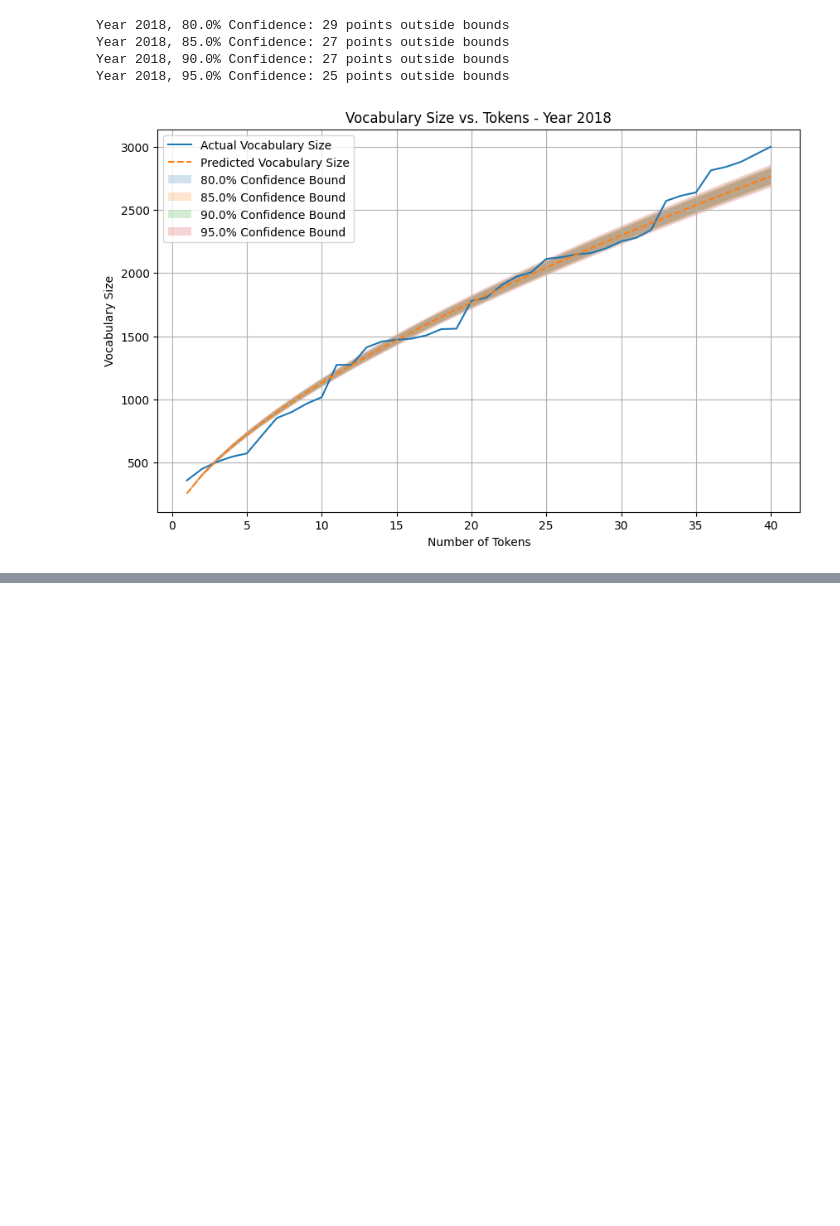
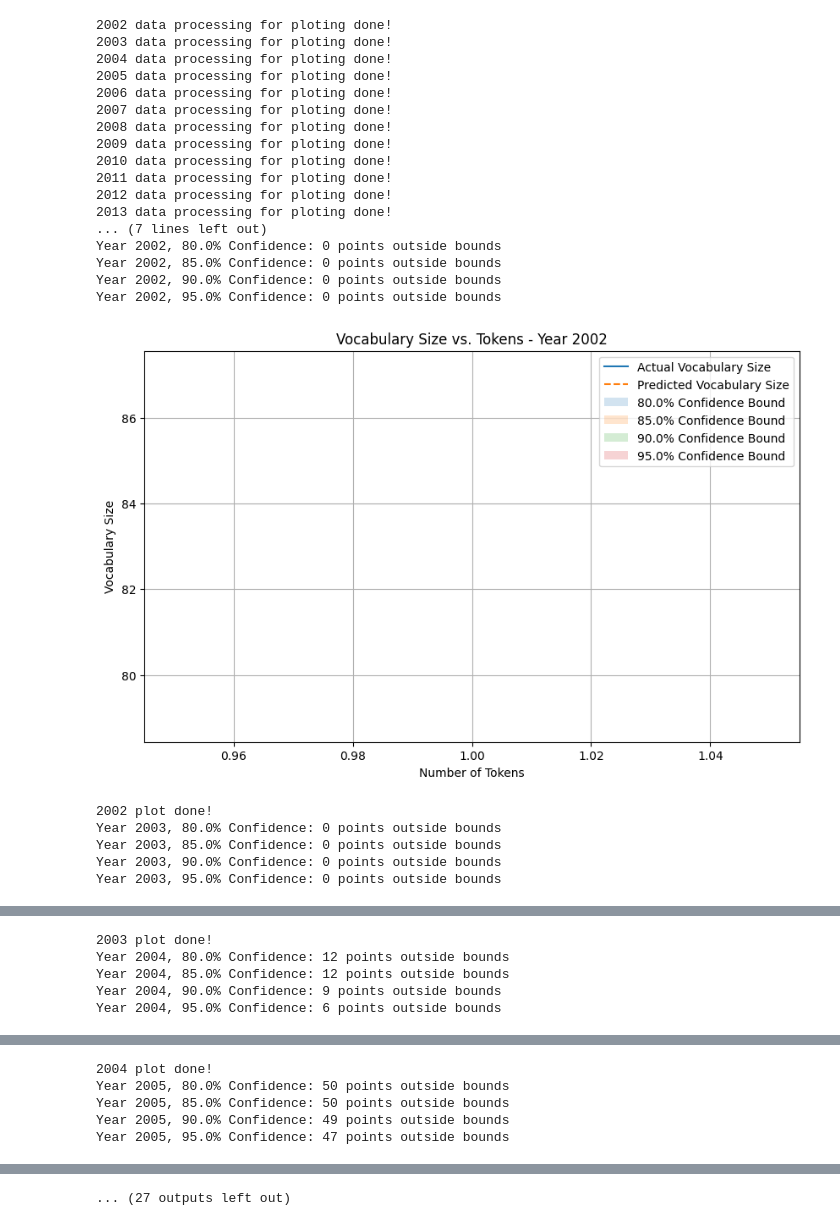
Before and after one commit to Ahghaffari/suomi24_analysis, a Jupyter notebook: tasks.ipynb, the cells around one changed output, grey strips where cells are left out. Drawn from its saved outputs; the diff is of its cells as text; code cells hidden in the pictures; blank space fills up the shorter version.

```diff
--- a/tasks.ipynb
+++ b/tasks.ipynb
@@ -174,22 +206,44 @@ from scipy import stats
 results = {}
 confidence_levels = [0.8, 0.85, 0.9, 0.95]
 
+
 # Loop for each year
 for year, data in yearly_datasets.items():
     tokens = []
     vocab_sizes = []
+    text_v = {}
+    # if year!='2001':
+    #     vocabulary_by_year[year] = 0
+    #     continue
+
     for text in data['thread_text']:
-        if isinstance(text, str):
-            tokenized = word_tokenize(text)
-            tokens.extend(tokenized)
-            vocab_sizes.append(len(set(tokens)))
+        text = str(text)
+        get_vocab_temp = dict(get_vocabulary([text]).vocabulary_.items())
+        text_v = {k: text_v.get(k, 0) + get_vocab_temp.get(k, 0) for k in set(text_v) | set(get_vocab_temp)}
+        vocab_sizes.append(len(text_v.keys()))
+        tokens.append(sum(text_v.values()))
+        # if isinstance(text, str):
+        #     tokenized = word_tokenize(text)
+        #     tokens.extend(tokenized)
+        #     vocab_sizes.append(len(set(tokens)))
 
     # Check if there is data for this year
     if not tokens :
         continue
 
+    # Create a dictionary to store the vocabulary for each year
+    vocabulary_by_year = {}
+    tokens_by_year = {}
+
+    year_vocabulary = get_vocabulary(data['thread_text'])
+    total_unique_vocab = len(year_vocabulary.vocabulary_.keys())
+    total_vocab_size = sum(year_vocabulary.vocabulary_.values())
+    vocabulary_by_year[year] = total_unique_vocab
+    tokens_by_year[year] = total_vocab_size
+
+
     # Linear regression (Heaps law)
-    x = np.arange(1, len(vocab_sizes) + 1)  #Imprtant!    check tokens instead of vocab_sizes
+    x = np.arange(1, len(vocab_sizes) + 1)
 
     slope, intercept, r_value, p_value, std_err = stats.linregress(np.log(x), np.log(vocab_sizes))
 
@@ -206,36 +260,60 @@ for year, data in yearly_datasets.items():
         bounds.append((upper_bound, lower_bound))
 
     results[year] = {
         'tokens': tokens,
         'vocab_sizes': vocab_sizes,
         'predicted_vocab_sizes': predicted_vocab_sizes,
         'confidence_bounds': bounds
     }
+    print(f"{year} data processing for ploting done!")
+
 # Plot graphs - years
 for year, data in results.items():
+    # if year!='2001':
+    #     vocabulary_by_year[year] = 0
+    #     continue
     plt.figure(figsize=(10, 6))
-    x = np.arange(1, len(data['vocab_sizes']) + 1)  #Important! check tokens
+    x = np.arange(1, len(data['vocab_sizes']) + 1)
     plt.plot(x, data['vocab_sizes'], label='Actual Vocabulary Size')
     plt.plot(x, data['predicted_vocab_sizes'], label='Predicted Vocabulary Size', linestyle='--')
     for i, confidence in enumerate(confidence_levels):
         plt.fill_between(x, data['confidence_bounds'][i][0], data['confidence_bounds'][i][1], alpha=0.2, label=f'{confidence*100}% Confidence Bound')
     plt.title(f'Vocabulary Size vs. Tokens - Year {year}')
     plt.xlabel('Number of Tokens')
     plt.ylabel('Vocabulary Size')
     plt.legend()
     plt.grid(True)
 
     # Count points outside the bounds for each confidence level
     for i, confidence in enumerate(confidence_levels):
         upper_bound = data['confidence_bounds'][i][0]
         lower_bound = data['confidence_bounds'][i][1]
         outside_bounds = sum((data['vocab_sizes'] > upper_bound) | (data['vocab_sizes'] < lower_bound))
         print(f"Year {year}, {confidence*100}% Confidence: {outside_bounds} points outside bounds")
 
     plt.show()
+    print(f"{year} plot done!")
 # %% [output]
-Year 2018, 80.0% Confidence: 29 points outside bounds
-Year 2018, 85.0% Confidence: 27 points outside bounds
-Year 2018, 90.0% Confidence: 27 points outside bounds
-Year 2018, 95.0% Confidence: 25 points outside bounds
+2002 data processing for ploting done!
+2003 data processing for ploting done!
+2004 data processing for ploting done!
+2005 data processing for ploting done!
+2006 data processing for ploting done!
+2007 data processing for ploting done!
+2008 data processing for ploting done!
+2009 data processing for ploting done!
+2010 data processing for ploting done!
+2011 data processing for ploting done!
+2012 data processing for ploting done!
+2013 data processing for ploting done!
+... (7 lines left out)
+Year 2002, 80.0% Confidence: 0 points outside bounds
+Year 2002, 85.0% Confidence: 0 points outside bounds
+Year 2002, 90.0% Confidence: 0 points outside bounds
+Year 2002, 95.0% Confidence: 0 points outside bounds
-[figure, old version]
+[figure, new version]
+2002 plot done!
+Year 2003, 80.0% Confidence: 0 points outside bounds
+Year 2003, 85.0% Confidence: 0 points outside bounds
+Year 2003, 90.0% Confidence: 0 points outside bounds
+Year 2003, 95.0% Confidence: 0 points outside bounds
@@ -241,0 +321,5 @@ Year 2018, 95.0% Confidence: 25 points outside bounds
+2003 plot done!
+Year 2004, 80.0% Confidence: 12 points outside bounds
+Year 2004, 85.0% Confidence: 12 points outside bounds
+Year 2004, 90.0% Confidence: 9 points outside bounds
+Year 2004, 95.0% Confidence: 6 points outside bounds
@@ -241,0 +327,5 @@ Year 2018, 95.0% Confidence: 25 points outside bounds
+2004 plot done!
+Year 2005, 80.0% Confidence: 50 points outside bounds
+Year 2005, 85.0% Confidence: 50 points outside bounds
+Year 2005, 90.0% Confidence: 49 points outside bounds
+Year 2005, 95.0% Confidence: 47 points outside bounds
@@ -242,2 +345,3 @@ Year 2018, 95.0% Confidence: 25 points outside bounds
+... (27 outputs left out)
 # %%
 #Section 5
```
Also changed, not shown: parts of 11 cells of this notebook, 18 other files.
